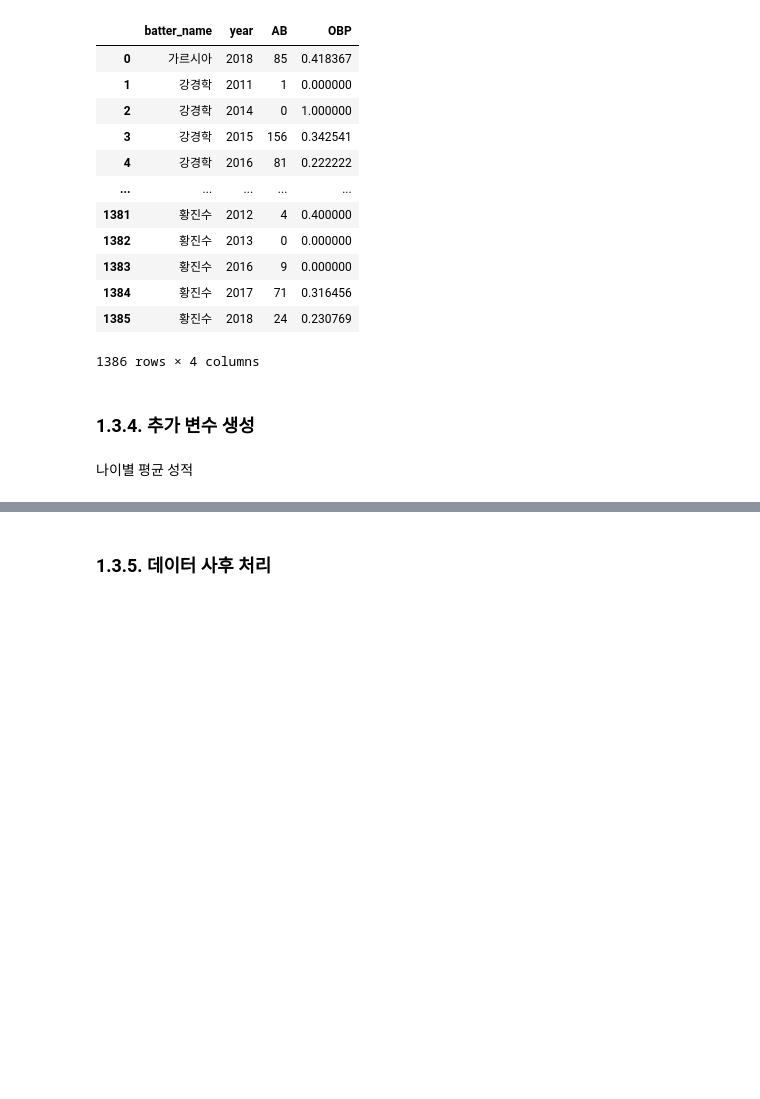
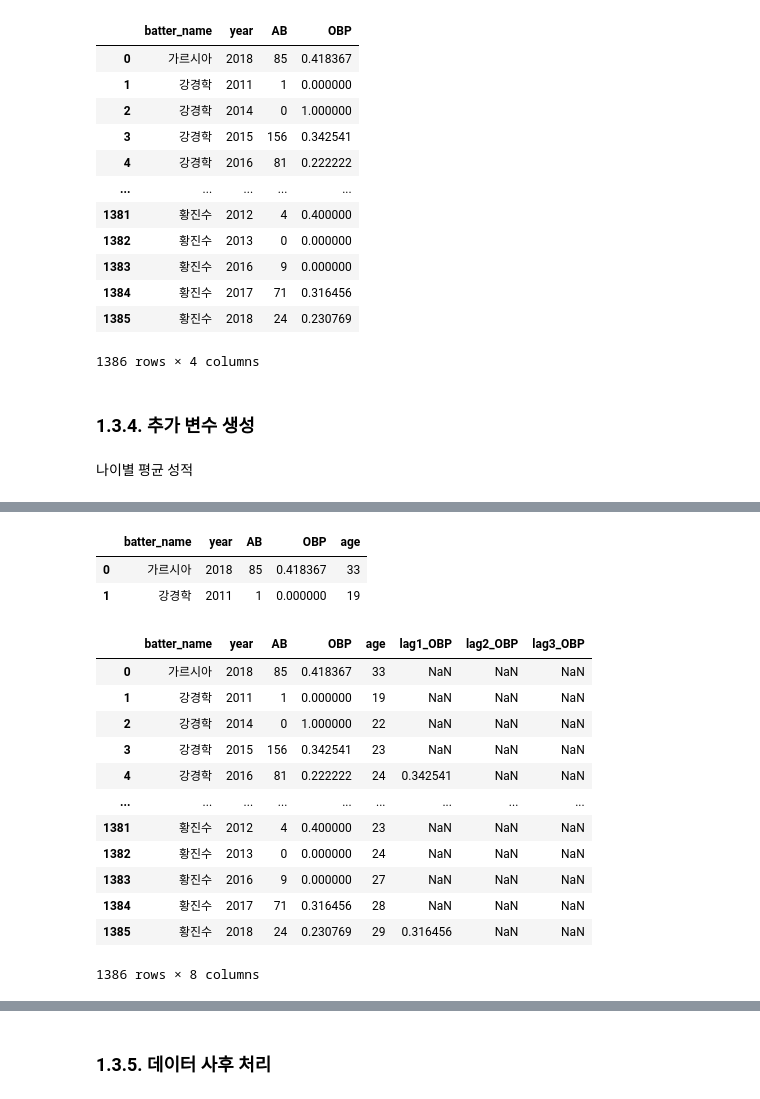
Before and after one commit to ThatHomr/python_ex_my, a Jupyter notebook: 09_시계열/ch01_/ch01_/batter_OPS_prediction.ipynb, the cells around one changed output, grey strips where cells are left out. Cells and saved outputs as stored; diff of their text form; code cells hidden in the pictures; blank space fills up the shorter version.

Commit message:
23-03-24 batter_OPS 완성본 추가

```diff
--- a/09_시계열/ch01_/ch01_/batter_OPS_prediction.ipynb
+++ b/09_시계열/ch01_/ch01_/batter_OPS_prediction.ipynb
@@ -1060,5 +1085,29 @@ sum_hf_yr_OBP
+# %%
+# 나이를 포함한 변수 선택
+sum_hf_yr_OBP = sum_hf_yr_OBP.merge(regular_season_df[['batter_name', 'year', 'age']],
+                    how = 'left',
+                    on = ['batter_name', 'year'])
+sum_hf_yr_OBP.head(2)
+# %% [output]
+|  | batter_name | year | AB | OBP | age |
+| 0 | 가르시아 | 2018 | 85 | 0.418367 | 33 |
+| 1 | 강경학 | 2011 | 1 | 0.000000 | 19 |
 # %%
-# 나이를 포함한 변수 선택
-
-
 # 총 3년 전 성적까지 변수를 생성
+lag_function(sum_hf_yr_OBP, 'OBP', 1)
+lag_function(sum_hf_yr_OBP, 'OBP', 2)
+lag_function(sum_hf_yr_OBP, 'OBP', 3)
+# %% [output]
+|  | batter_name | year | AB | OBP | age | lag1_OBP | lag2_OBP | lag3_OBP |
+| 0 | 가르시아 | 2018 | 85 | 0.418367 | 33 | NaN | NaN | NaN |
+| 1 | 강경학 | 2011 | 1 | 0.000000 | 19 | NaN | NaN | NaN |
+| 2 | 강경학 | 2014 | 0 | 1.000000 | 22 | NaN | NaN | NaN |
+| 3 | 강경학 | 2015 | 156 | 0.342541 | 23 | NaN | NaN | NaN |
+| 4 | 강경학 | 2016 | 81 | 0.222222 | 24 | 0.342541 | NaN | NaN |
+| ... | ... | ... | ... | ... | ... | ... | ... | ... |
+| 1381 | 황진수 | 2012 | 4 | 0.400000 | 23 | NaN | NaN | NaN |
+| 1382 | 황진수 | 2013 | 0 | 0.000000 | 24 | NaN | NaN | NaN |
+| 1383 | 황진수 | 2016 | 9 | 0.000000 | 27 | NaN | NaN | NaN |
+| 1384 | 황진수 | 2017 | 71 | 0.316456 | 28 | NaN | NaN | NaN |
+| 1385 | 황진수 | 2018 | 24 | 0.230769 | 29 | 0.316456 | NaN | NaN |
+1386 rows × 8 columns
```
Also changed, not shown: parts of 13 cells of this notebook, 1 other file.
